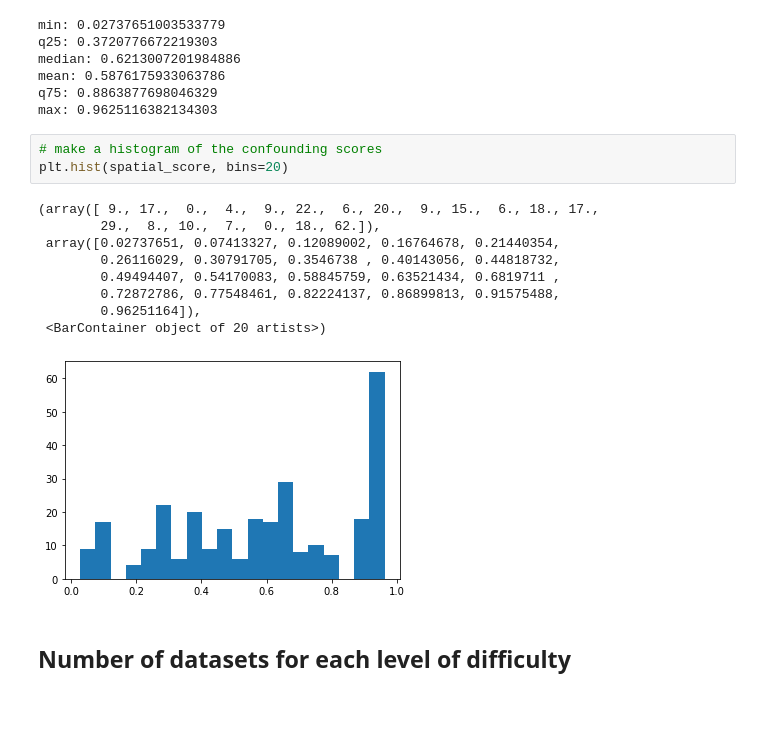
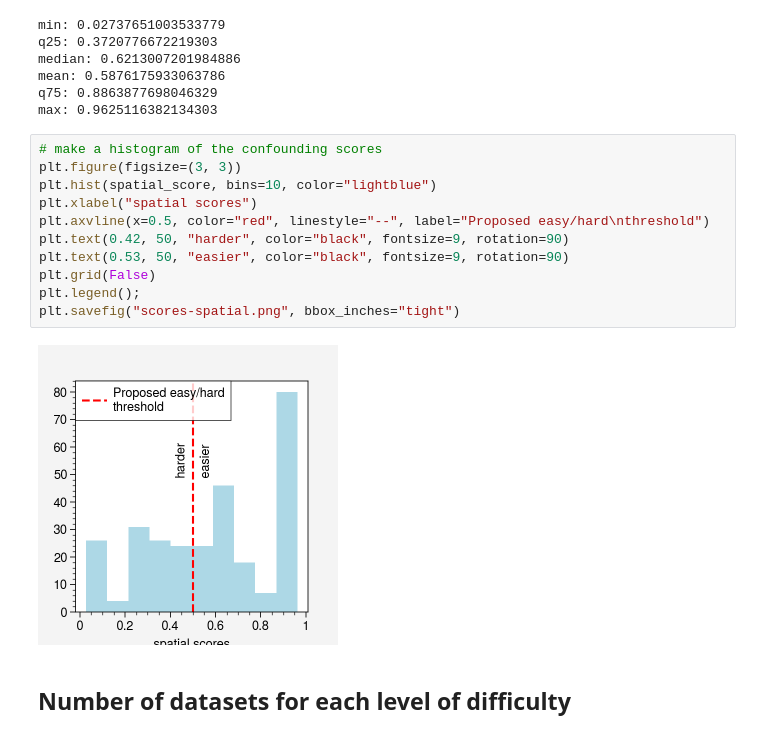
Before and after one commit to NSAPH-Projects/space, a Jupyter notebook: examples/difficulty_levels.ipynb, the cells around one changed output. Saved outputs shown, nothing was run; the diff lists cells and outputs as text; blank space fills up the shorter version.

```diff
--- a/examples/difficulty_levels.ipynb
+++ b/examples/difficulty_levels.ipynb
@@ -281,19 +287,19 @@ median: 0.6213007201984886
 mean: 0.5876175933063786
 q75: 0.8863877698046329
 max: 0.9625116382134303
-# %%
-# make a histogram of the confounding scores
-plt.hist(spatial_score, bins=20)
-# %% [output]
-(array([ 9., 17.,  0.,  4.,  9., 22.,  6., 20.,  9., 15.,  6., 18., 17.,
-        29.,  8., 10.,  7.,  0., 18., 62.]),
- array([0.02737651, 0.07413327, 0.12089002, 0.16764678, 0.21440354,
-        0.26116029, 0.30791705, 0.3546738 , 0.40143056, 0.44818732,
-        0.49494407, 0.54170083, 0.58845759, 0.63521434, 0.6819711 ,
-        0.72872786, 0.77548461, 0.82224137, 0.86899813, 0.91575488,
-        0.96251164]),
- <BarContainer object of 20 artists>)
-[figure, removed]
+# %%
+# make a histogram of the confounding scores
+plt.figure(figsize=(3, 3))
+plt.hist(spatial_score, bins=10, color="lightblue")
+plt.xlabel("spatial scores")
+plt.axvline(x=0.5, color="red", linestyle="--", label="Proposed easy/hard\nthreshold")
+plt.text(0.42, 50, "harder", color="black", fontsize=9, rotation=90)
+plt.text(0.53, 50, "easier", color="black", fontsize=9, rotation=90)
+plt.grid(False)
+plt.legend();
+plt.savefig("scores-spatial.png", bbox_inches="tight")
+# %% [output]
+[figure, added]
 # %% [markdown]
 ## Number of datasets for each level of difficulty
 # %%
```
Also changed, not shown: parts of 5 cells of this notebook, 3 other files.
